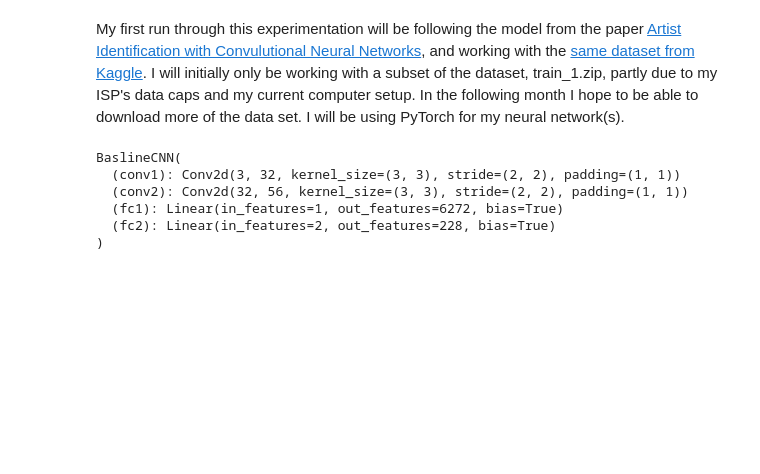
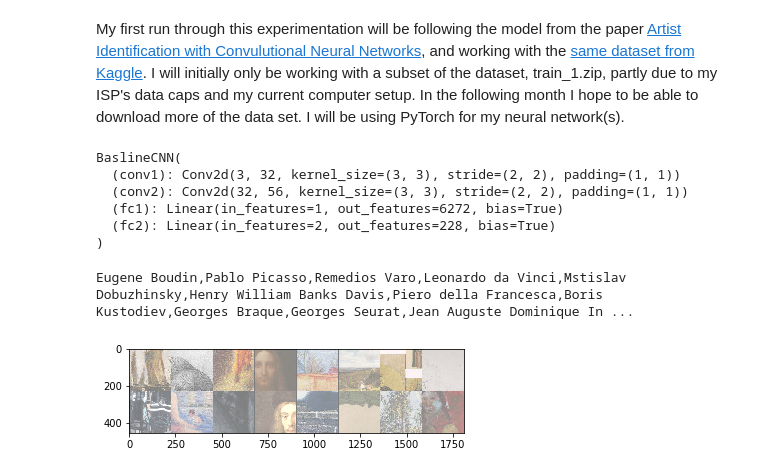
Before and after one commit to colemandsmith/artist-identification, a Jupyter notebook: notebooks/initial_work.ipynb, the cells around one changed output. Cells and saved outputs as stored; diff of their text form; code cells hidden in the pictures; blank space fills up the shorter version.

Commit message:
data loader now randomly crops 244x244 images from each of th training images

```diff
--- a/notebooks/initial_work.ipynb
+++ b/notebooks/initial_work.ipynb
@@ -77,22 +77,18 @@ BaslineCNN(
 # %%
 import pandas as pd
 import torch.utils.data
+import torchvision
 import torchvision.transforms as transforms
+from PIL import Image
 
-transform = transforms.Compose(
-    [transforms.ToTensor(),
-     transforms.Normalize((0.5, 0.5, 0.5), (0.5, 0.5, 0.5))]
-)
-
-data_dir = expanduser("~") +"/Data/"
-all_artist_data = data_dir + "all_artist_data.csv"
-artist_train = data_dir + "artist_train1"
+train_loader_transform = transforms.Compose([transforms.RandomCrop(224),
+                                             transforms.ToTensor()])
 
 # custom loading solution found on StackOverflow:
 # https://stackoverflow.com/questions/50052295/how-do-you-load-images-into-pytorch-dataloader
 
 class ArtistImageDataset(torch.utils.data.Dataset):
-    def __init__(self,text_file,img_dir,transform=transform):
+    def __init__(self,text_file,img_dir,transform=train_loader_transform):
         self.name_frame = pd.read_csv(text_file,sep=",",usecols=range(11,12))
         self.label_frame = pd.read_csv(text_file,sep=",",usecols=range(1))
         self.img_dir = img_dir
@@ -106,14 +102,37 @@ class ArtistImageDataset(torch.utils.data.Dataset):
         image = Image.open(img_name)
         image = self.transform(image)
         labels = self.label_frame.iloc[index, 0]
-        #labels = labels.reshape(-1, 2)
         sample = {'image': image, 'labels': labels}
 
         return sample
 
-def collate_images(batch):
-    return None
-
 artistImageTrainSet = ArtistImageDataset(text_file=train1_csv, img_dir = artist_train)
 
-artistTrainLoader = torch.utils.data.DataLoader(artistImageTrainSet, batch_size=16, shuffle=True, num_workers=2)
+artistTrainLoader = torch.utils.data.DataLoader(
+    artistImageTrainSet,
+    batch_size=16,
+    shuffle=True,
+    num_workers=2)
+# %%
+import matplotlib.pyplot as plt
+import numpy as np
+
+# functions to show an image
+
+
+def imshow(img):
+    img = img / 2 + 0.5     # unnormalize
+    npimg = img.numpy()
+    plt.imshow(np.transpose(npimg, (1, 2, 0)))
+
+
+# get some random training images
+dataiter = iter(artistTrainLoader)
+sample = dataiter.next()
+# show images
+imshow(torchvision.utils.make_grid(sample['image']))
+# print labels
+print(','.join(sample['labels']))
+# %% [output]
+Eugene Boudin,Pablo Picasso,Remedios Varo,Leonardo da Vinci,Mstislav Dobuzhinsky,Henry William Banks Davis,Piero della Francesca,Boris Kustodiev,Georges Braque,Georges Seurat,Jean Auguste Dominique In ...
+[figure, added]
```
